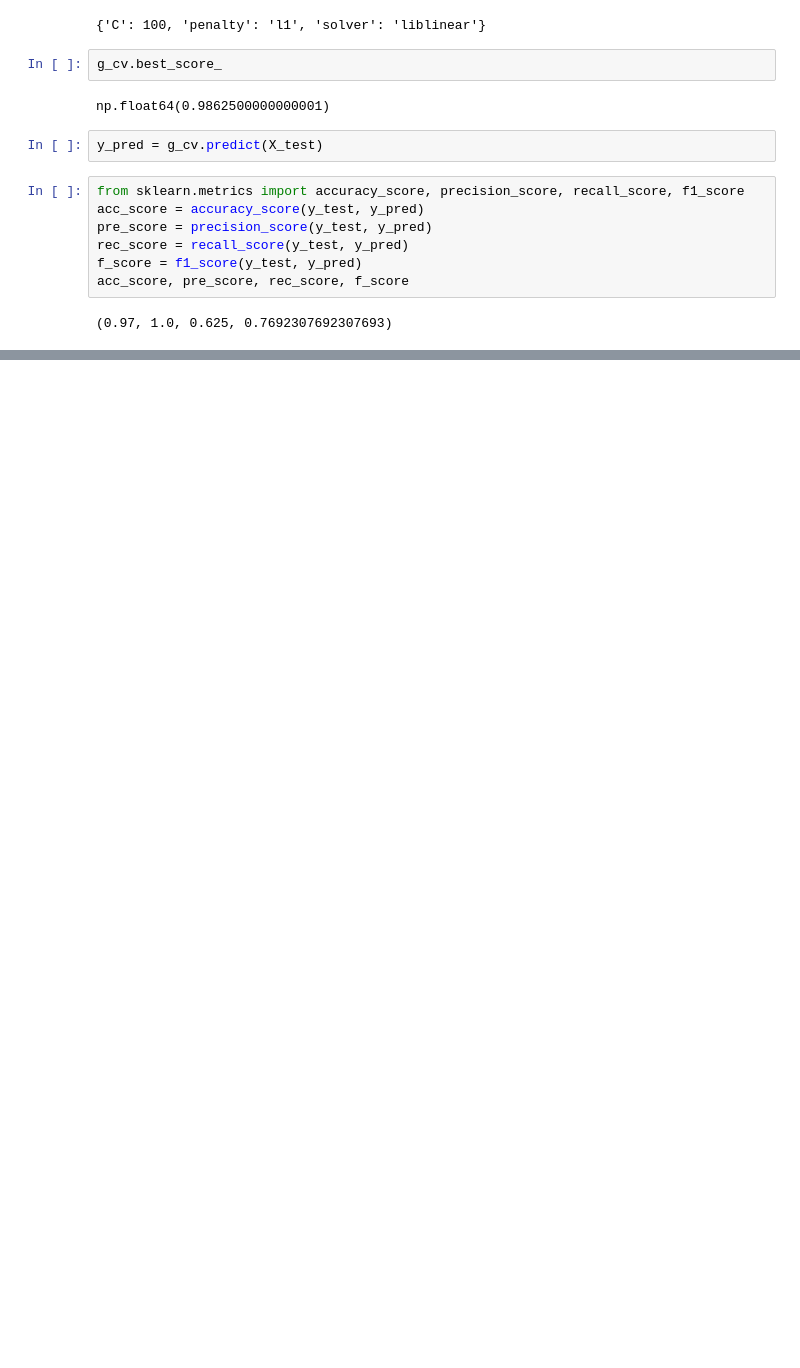
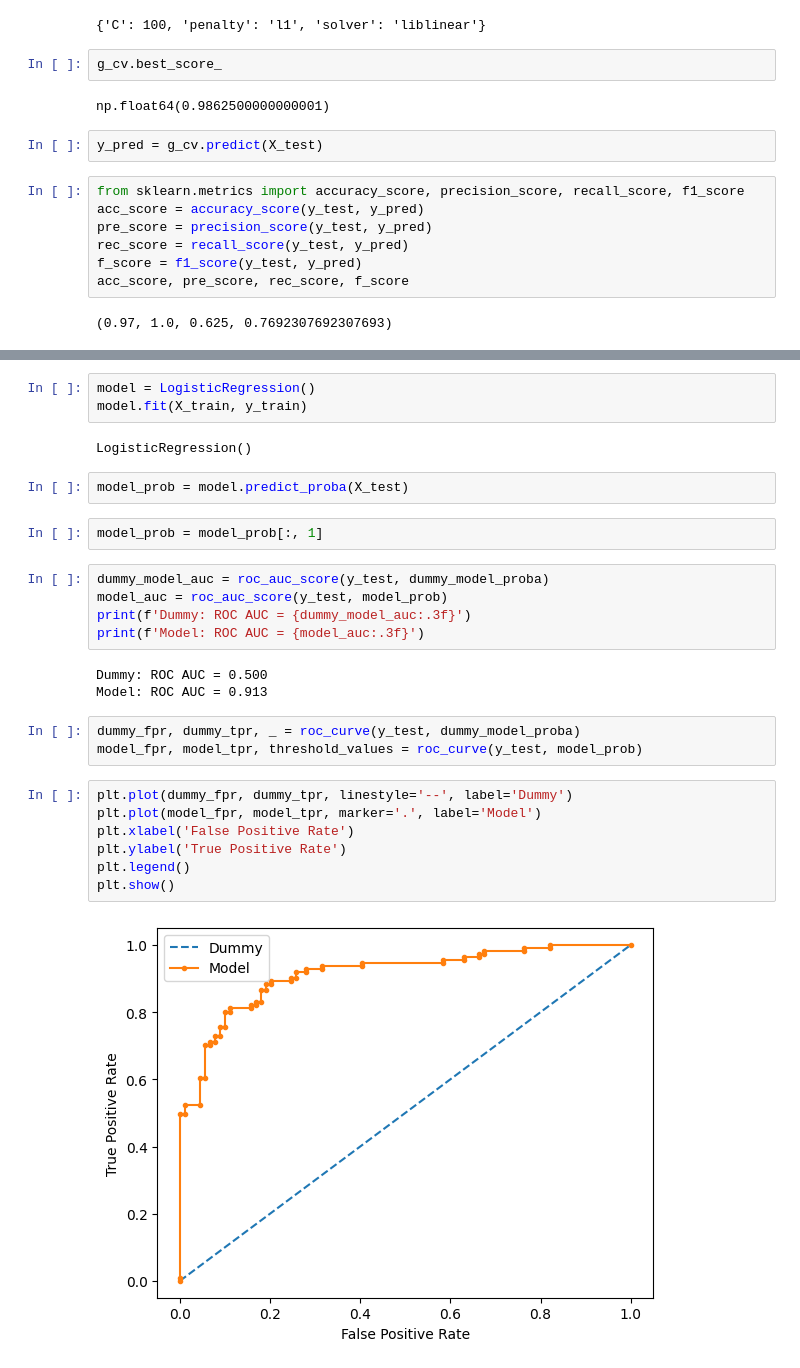
Before and after one commit to SawhneySatvik/MachineLearning, a Jupyter notebook: 07.LogisticRegrssion/MultiClassLogisticRegression.ipynb, the cells around one changed output, grey strips where cells are left out. Drawn from its saved outputs; the diff is of its cells as text; blank space fills up the shorter version.

```diff
--- a/07.LogisticRegrssion/MultiClassLogisticRegression.ipynb
+++ b/07.LogisticRegrssion/MultiClassLogisticRegression.ipynb
@@ -111,0 +122,29 @@ acc_score, pre_score, rec_score, f_score
+# %%
+model = LogisticRegression()
+model.fit(X_train, y_train)
+# %% [output]
+LogisticRegression()
+# %%
+model_prob = model.predict_proba(X_test)
+# %%
+model_prob = model_prob[:, 1]
+# %%
+dummy_model_auc = roc_auc_score(y_test, dummy_model_proba)
+model_auc = roc_auc_score(y_test, model_prob)
+print(f'Dummy: ROC AUC = {dummy_model_auc:.3f}')
+print(f'Model: ROC AUC = {model_auc:.3f}')
+# %% [output]
+Dummy: ROC AUC = 0.500
+Model: ROC AUC = 0.913
+# %%
+dummy_fpr, dummy_tpr, _ = roc_curve(y_test, dummy_model_proba)
+model_fpr, model_tpr, threshold_values = roc_curve(y_test, model_prob)
+# %%
+plt.plot(dummy_fpr, dummy_tpr, linestyle='--', label='Dummy')
+plt.plot(model_fpr, model_tpr, marker='.', label='Model')
+plt.xlabel('False Positive Rate')
+plt.ylabel('True Positive Rate')
+plt.legend()
+plt.show()
+# %% [output]
+[figure, added]
```
Also changed, not shown: parts of 5 cells of this notebook.
